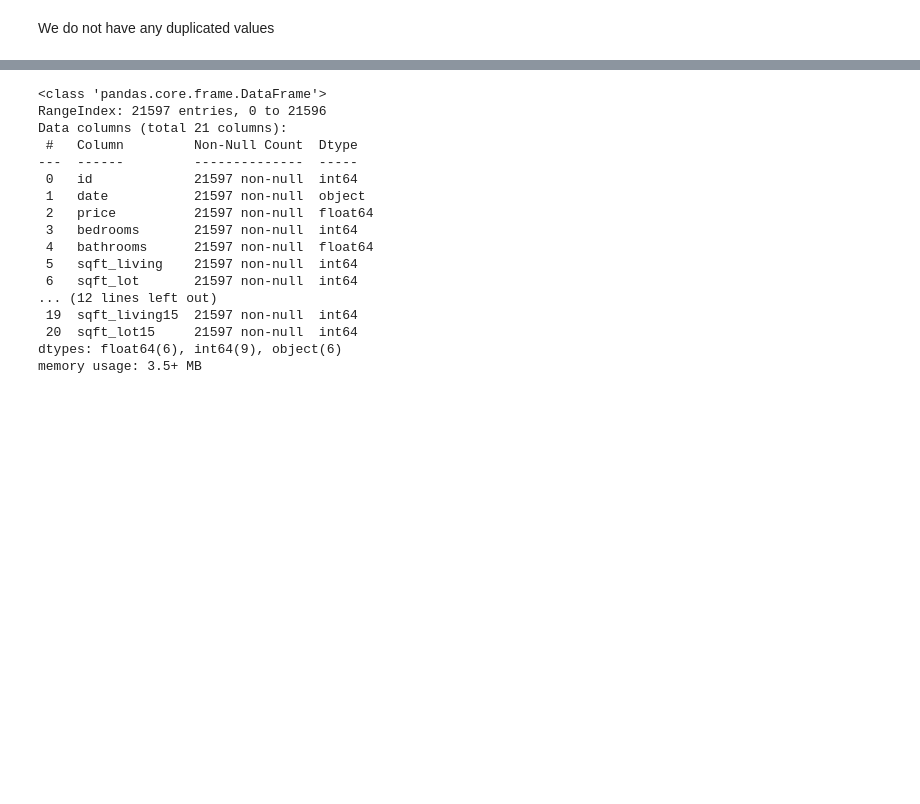
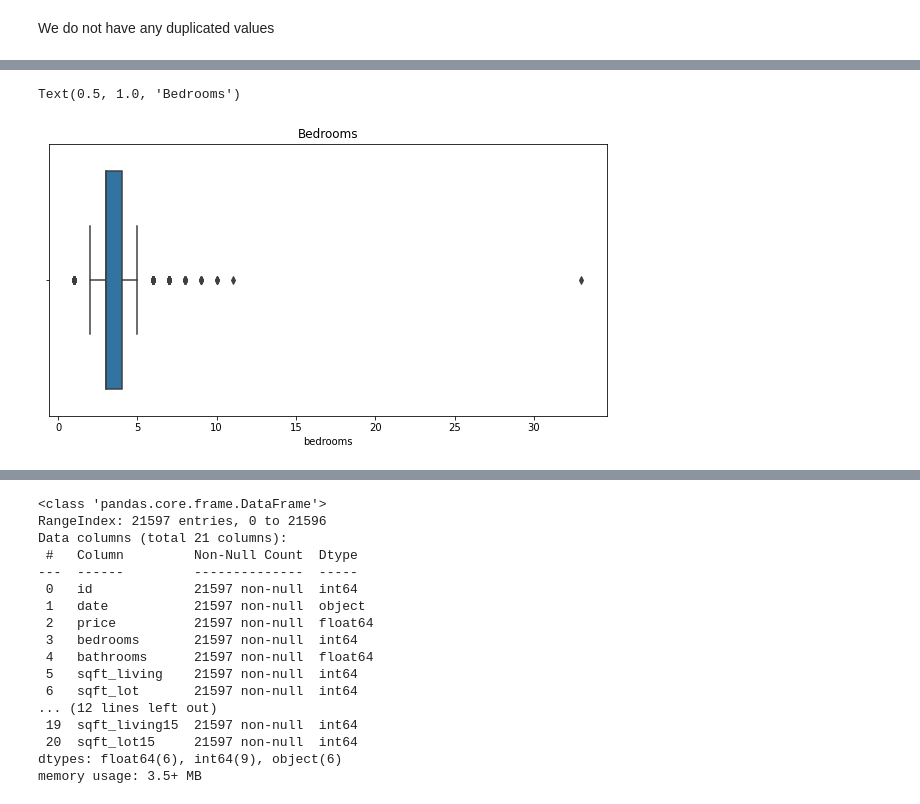
Before and after one commit to Paulwaweru/Phase-2-Group-Project, a Jupyter notebook: student (3).ipynb, the cells around one changed output, grey strips where cells are left out. Drawn from its saved outputs; the diff is of its cells as text; code cells hidden in the pictures; blank space fills up the shorter version.

```diff
--- a/student (3).ipynb
+++ b/student (3).ipynb
@@ -192,0 +220,9 @@ In this section, i will only focus on numerical columns. I will also exclude the
+# %%
+#Bedrooms
+
+plt.figure(figsize=(10,5))
+sns.boxplot(df.bedrooms, orient='h')
+plt.title('Bedrooms')
+# %% [output]
+Text(0.5, 1.0, 'Bedrooms')
+[figure, added]
```
Also changed, not shown: parts of 73 cells of this notebook.
